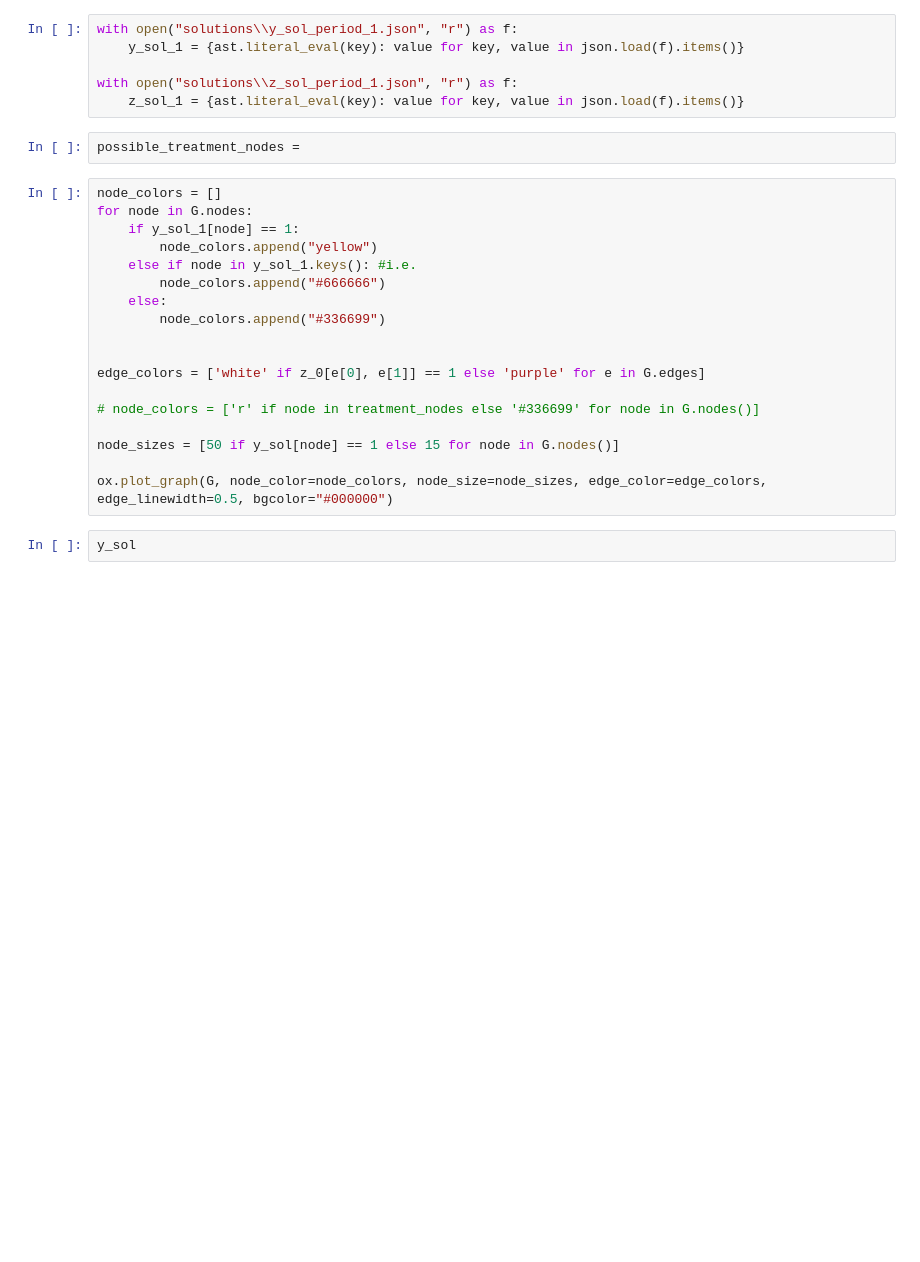
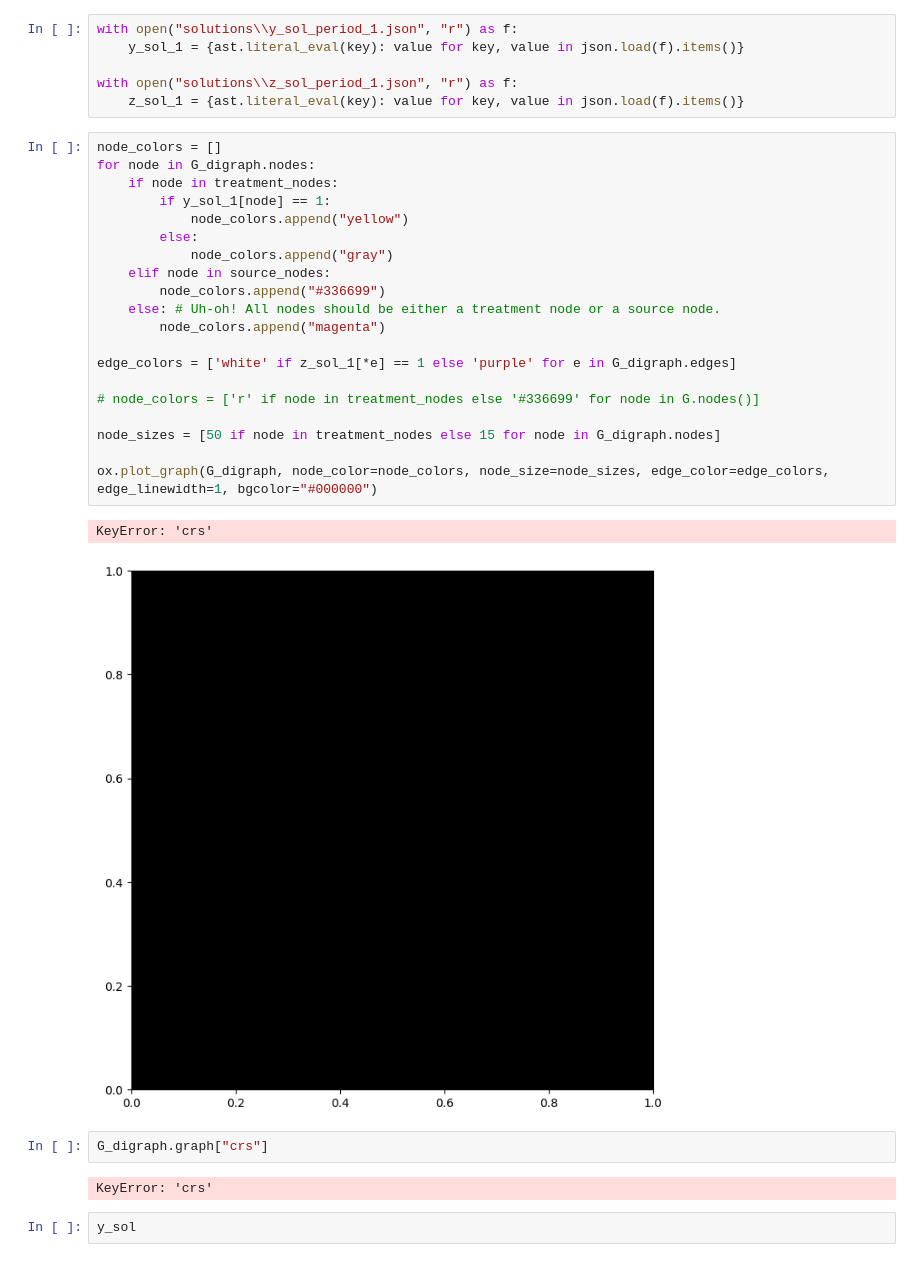
Before and after one commit to matt-banschbach/CMOR492-DWS, a Jupyter notebook: visualization/visual_sandbox.ipynb, the cells around one changed output. Drawn from its saved outputs; the diff is of its cells as text; blank space fills up the shorter version.

```diff
--- a/visualization/visual_sandbox.ipynb
+++ b/visualization/visual_sandbox.ipynb
@@ -14,26 +81,33 @@ with open("solutions\\y_sol_period_1.json", "r") as f:
 
 with open("solutions\\z_sol_period_1.json", "r") as f:
     z_sol_1 = {ast.literal_eval(key): value for key, value in json.load(f).items()}
-# %%
-possible_treatment_nodes =
 # %%
 node_colors = []
-for node in G.nodes:
-    if y_sol_1[node] == 1:
-        node_colors.append("yellow")
-    else if node in y_sol_1.keys(): #i.e.
-        node_colors.append("#666666")
-    else:
+for node in G_digraph.nodes:
+    if node in treatment_nodes:
+        if y_sol_1[node] == 1:
+            node_colors.append("yellow")
+        else:
+            node_colors.append("gray")
+    elif node in source_nodes:
         node_colors.append("#336699")
+    else: # Uh-oh! All nodes should be either a treatment node or a source node.
+        node_colors.append("magenta")
 
-
-edge_colors = ['white' if z_0[e[0], e[1]] == 1 else 'purple' for e in G.edges]
+edge_colors = ['white' if z_sol_1[*e] == 1 else 'purple' for e in G_digraph.edges]
 
 # node_colors = ['r' if node in treatment_nodes else '#336699' for node in G.nodes()]
 
-node_sizes = [50 if y_sol[node] == 1 else 15 for node in G.nodes()]
+node_sizes = [50 if node in treatment_nodes else 15 for node in G_digraph.nodes]
 
-ox.plot_graph(G, node_color=node_colors, node_size=node_sizes, edge_color=edge_colors, edge_linewidth=0.5, bgcolor="#000000")
+ox.plot_graph(G_digraph, node_color=node_colors, node_size=node_sizes, edge_color=edge_colors, edge_linewidth=1, bgcolor="#000000")
+# %% [output]
+KeyError: 'crs'
+[figure, added]
+# %%
+G_digraph.graph["crs"]
+# %% [output]
+KeyError: 'crs'
 # %%
 y_sol
 # %% [output]
```
Also changed, not shown: parts of 12 cells of this notebook.
